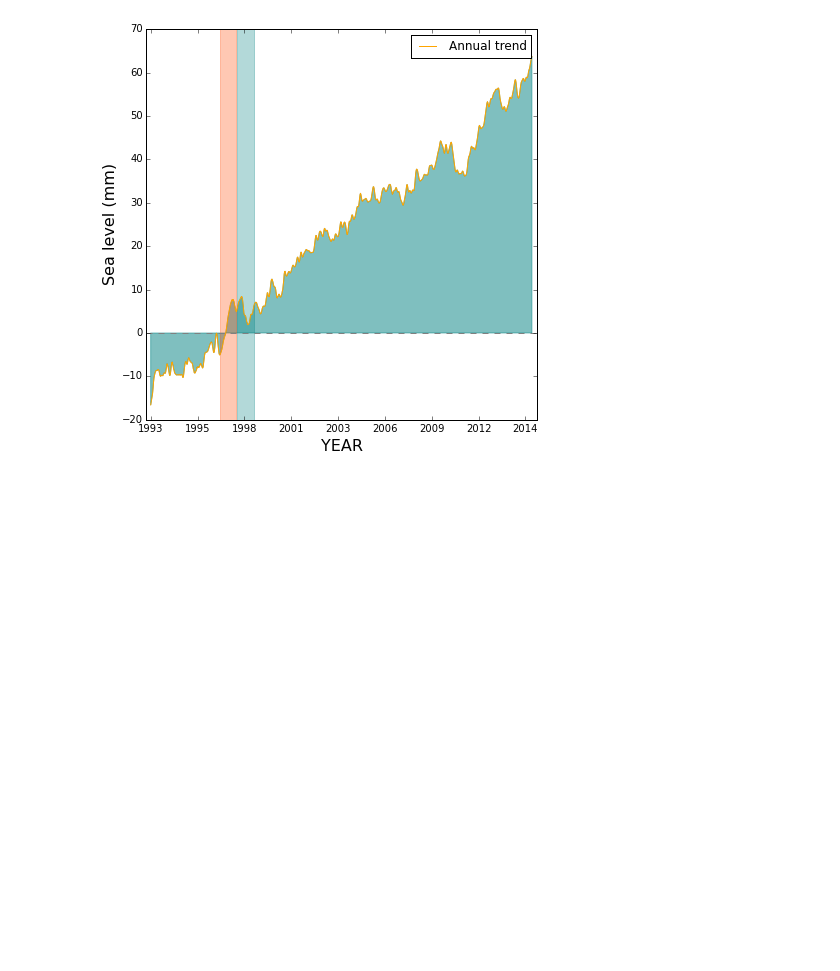
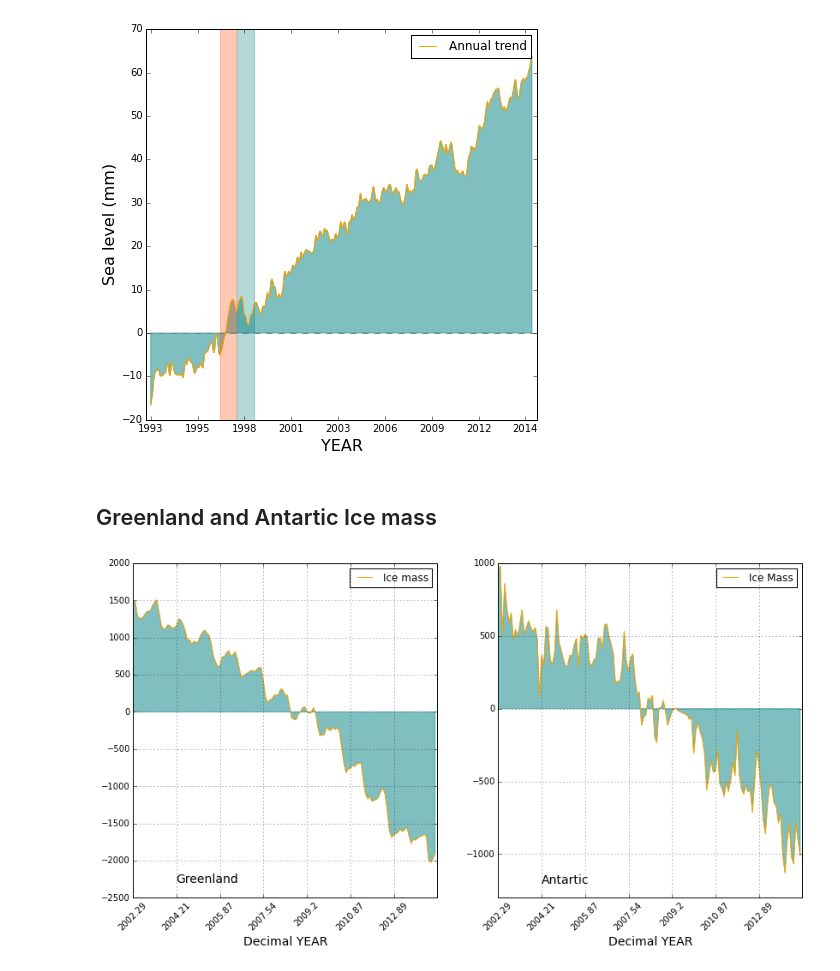
Before and after one commit to farliz/MatpliplibForClimateChange, a Jupyter notebook: MatplotlibForClimateChange.ipynb, the cells around one changed output. Cells and saved outputs as stored; diff of their text form; code cells hidden in the pictures; blank space fills up the shorter version.

```diff
--- a/MatplotlibForClimateChange.ipynb
+++ b/MatplotlibForClimateChange.ipynb
@@ -162,7 +135,8 @@ fig.gca()  # needed for the ipython-inline to display anything
 plt.show()
 # %% [output]
 [figure]
+# %% [markdown]
+## Greenland and Antartic Ice mass
 # %%
-sea_level1 = pd.read_csv('http://climate.nasa.gov/system/internal_resources/details/original/121_Global_Sea_Level_Data_File.txt',
-                       delim_whitespace=True, skiprows=46, usecols=(2, 11), header=None, names=['year', 'level'],
-                        decimal='.', parse_dates=True)
+land_ice = pd.read_csv('http://climate.nasa.gov/system/internal_resources/details/original/499_GRN_ANT_mass_changes.csv',
+                      skiprows=8, header=True, names=['datedec', 'greenlandGt', 'antarticGt'], index_col=0)
@@ -170,0 +145,24 @@ sea_level1 = pd.read_csv('http://climate.nasa.gov/system/internal_resources/deta
+# %%
+fig, (ax1, ax2) = plt.subplots(1, 2, figsize=(14, 7))
+
+ax1.fill_between(range(len(land_ice.greenlandGt)),0, land_ice.greenlandGt,
+                color='Teal', label='Ice mass', alpha=0.5)
+ax1.plot(land_ice.greenlandGt, color='orange', label='Ice mass')
+ax1.legend(loc='best')
+ax1.set_xlabel('Decimal YEAR', fontsize=14)
+ax1.set_xticklabels(land_ice.index[::20], rotation=45)
+ax1.annotate('Greenland', xy=(20, -2300), fontsize=14)
+ax2.fill_between(range(len(land_ice.antarticGt)),0, land_ice.antarticGt,
+                color='Teal', label='Ice mass', alpha=0.5)
+ax2.plot(land_ice.antarticGt, color='orange', label='Ice Mass')
+ax2.legend(loc='best')
+ax2.set_xlabel('Decimal YEAR', fontsize=14)
+ax2.set_ylim(-1300, 1000)
+ax2.set_xticklabels(land_ice.index[::20], rotation=45)
+ax2.annotate('Antartic', xy=(20, -1200), fontsize=14)
+ax2.grid()
+ax1.grid()
+fig.gca()
+plt.show()
+# %% [output]
+[figure, added]
```
Also changed, not shown: parts of 9 cells of this notebook.
